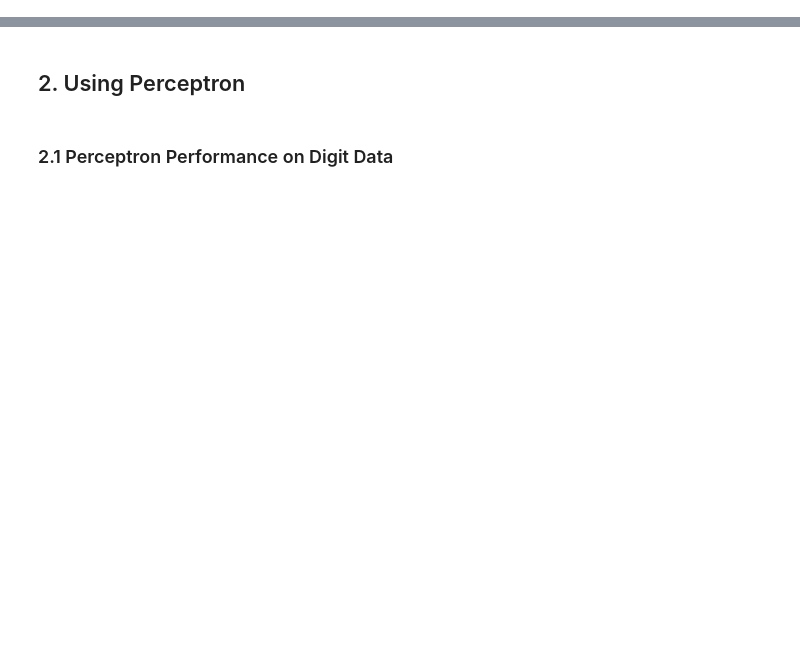
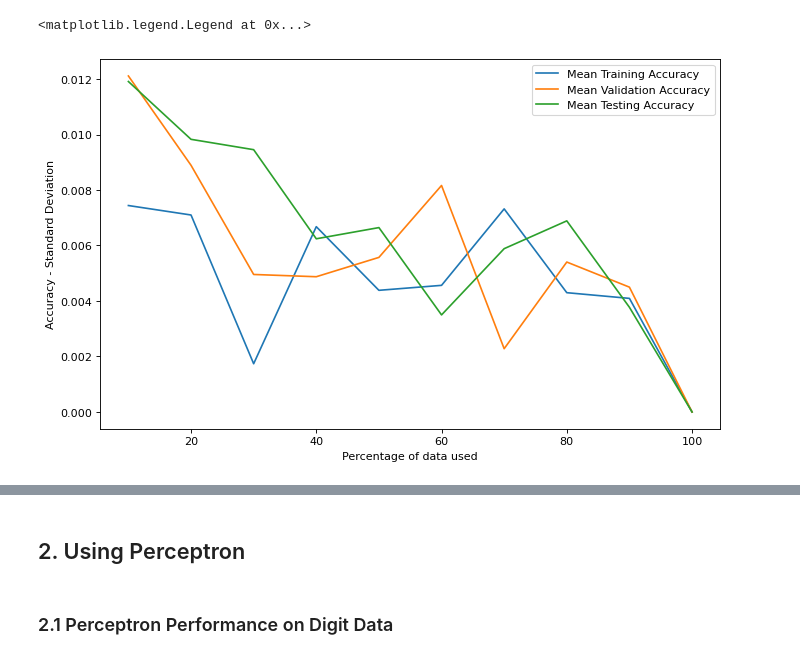
Before and after one commit to RnabSanyal/ImageClassification, a Jupyter notebook: Demonstration.ipynb, the cells around one changed output, grey strips where cells are left out. Cells and saved outputs as stored; diff of their text form; code cells hidden in the pictures; blank space fills up the shorter version.

```diff
--- a/Demonstration.ipynb
+++ b/Demonstration.ipynb
@@ -8,0 +47,11 @@ import copy
+# %%
+plt.figure(figsize=(10, 6), dpi=80)
+plt.plot(list(range(10,101,10)), execute.train_std_met, label = "Mean Training Accuracy")
+plt.plot(list(range(10,101,10)), execute.val_std_met, label = "Mean Validation Accuracy")
+plt.plot(list(range(10,101,10)), execute.test_std_met, label = "Mean Testing Accuracy")
+plt.ylabel('Accuracy - Standard Deviation')
+plt.xlabel('Percentage of data used')
+plt.legend()
+# %% [output]
+<matplotlib.legend.Legend at 0x...>
+[figure, added]
```
Also changed, not shown: parts of 27 cells of this notebook, 2 other files.
